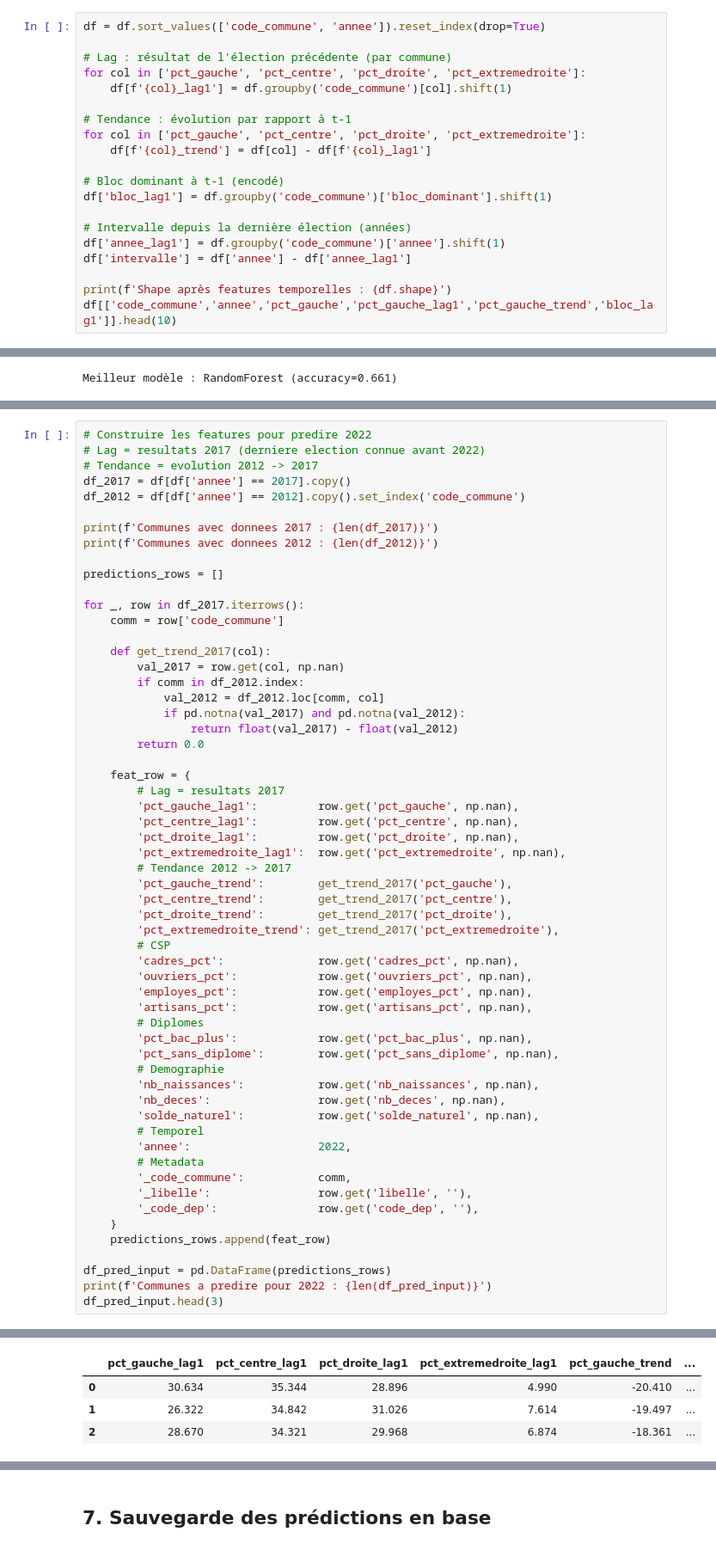
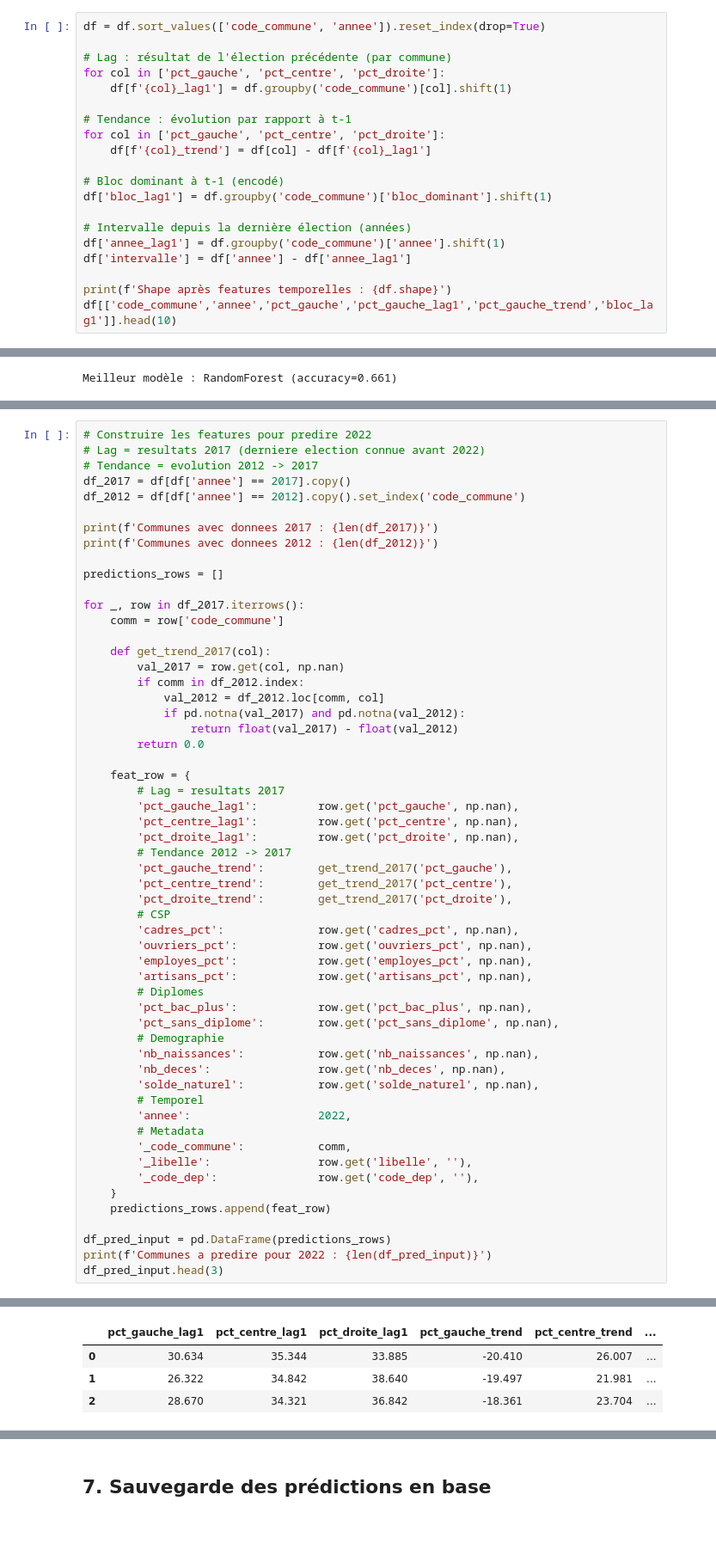
Before and after one commit to Lucas-knut/mspr-813, a Jupyter notebook: notebooks/communes/petite_couronne/03_modeling.ipynb, the cells around one changed output, grey strips where cells are left out. Shown at 86% size. Saved outputs shown, nothing was run; the diff lists cells and outputs as text.

```diff
--- a/notebooks/communes/petite_couronne/03_modeling.ipynb
+++ b/notebooks/communes/petite_couronne/03_modeling.ipynb
@@ -70,11 +70,11 @@ Ajout de features dérivées : tendances entre élections, lag.
 df = df.sort_values(['code_commune', 'annee']).reset_index(drop=True)
 
 # Lag : résultat de l'élection précédente (par commune)
-for col in ['pct_gauche', 'pct_centre', 'pct_droite', 'pct_extremedroite']:
+for col in ['pct_gauche', 'pct_centre', 'pct_droite']:
     df[f'{col}_lag1'] = df.groupby('code_commune')[col].shift(1)
 
 # Tendance : évolution par rapport à t-1
-for col in ['pct_gauche', 'pct_centre', 'pct_droite', 'pct_extremedroite']:
+for col in ['pct_gauche', 'pct_centre', 'pct_droite']:
     df[f'{col}_trend'] = df[col] - df[f'{col}_lag1']
 
 # Bloc dominant à t-1 (encodé)
@@ -300,41 +300,39 @@ for _, row in df_2017.iterrows():
         'pct_gauche_lag1':         row.get('pct_gauche', np.nan),
         'pct_centre_lag1':         row.get('pct_centre', np.nan),
         'pct_droite_lag1':         row.get('pct_droite', np.nan),
-        'pct_extremedroite_lag1':  row.get('pct_extremedroite', np.nan),
         # Tendance 2012 -> 2017
         'pct_gauche_trend':        get_trend_2017('pct_gauche'),
         'pct_centre_trend':        get_trend_2017('pct_centre'),
         'pct_droite_trend':        get_trend_2017('pct_droite'),
-        'pct_extremedroite_trend': get_trend_2017('pct_extremedroite'),
         # CSP
         'cadres_pct':              row.get('cadres_pct', np.nan),
         'ouvriers_pct':            row.get('ouvriers_pct', np.nan),
         'employes_pct':            row.get('employes_pct', np.nan),
         'artisans_pct':            row.get('artisans_pct', np.nan),
         # Diplomes
         'pct_bac_plus':            row.get('pct_bac_plus', np.nan),
         'pct_sans_diplome':        row.get('pct_sans_diplome', np.nan),
         # Demographie
         'nb_naissances':           row.get('nb_naissances', np.nan),
         'nb_deces':                row.get('nb_deces', np.nan),
         'solde_naturel':           row.get('solde_naturel', np.nan),
         # Temporel
         'annee':                   2022,
         # Metadata
         '_code_commune':           comm,
         '_libelle':                row.get('libelle', ''),
         '_code_dep':               row.get('code_dep', ''),
     }
     predictions_rows.append(feat_row)
 
 df_pred_input = pd.DataFrame(predictions_rows)
 print(f'Communes a predire pour 2022 : {len(df_pred_input)}')
 df_pred_input.head(3)
 # %% [output]
 Communes avec donnees 2017 : 124
 Communes avec donnees 2012 : 124
 Communes a predire pour 2022 : 124
-|  | pct_gauche_lag1 | pct_centre_lag1 | pct_droite_lag1 | pct_extremedroite_lag1 | pct_gauche_trend | ... |
-| 0 | 30.634 | 35.344 | 28.896 | 4.990 | -20.410 | ... |
-| 1 | 26.322 | 34.842 | 31.026 | 7.614 | -19.497 | ... |
-| 2 | 28.670 | 34.321 | 29.968 | 6.874 | -18.361 | ... |
+|  | pct_gauche_lag1 | pct_centre_lag1 | pct_droite_lag1 | pct_gauche_trend | pct_centre_trend | ... |
+| 0 | 30.634 | 35.344 | 33.885 | -20.410 | 26.007 | ... |
+| 1 | 26.322 | 34.842 | 38.640 | -19.497 | 21.981 | ... |
+| 2 | 28.670 | 34.321 | 36.842 | -18.361 | 23.704 | ... |
```
Also changed, not shown: parts of 14 cells of this notebook, 11 other files.
